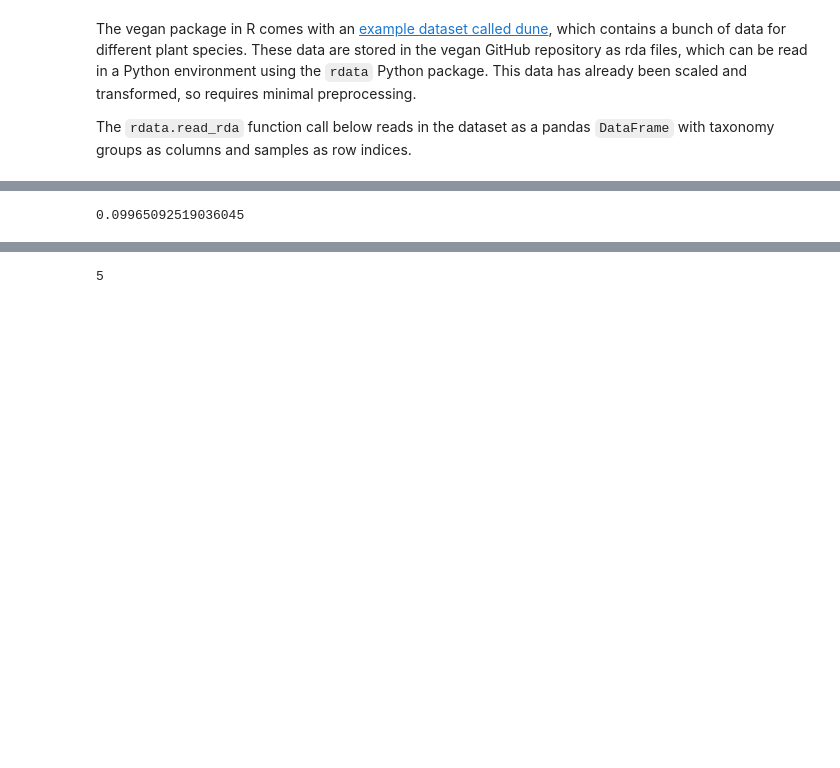
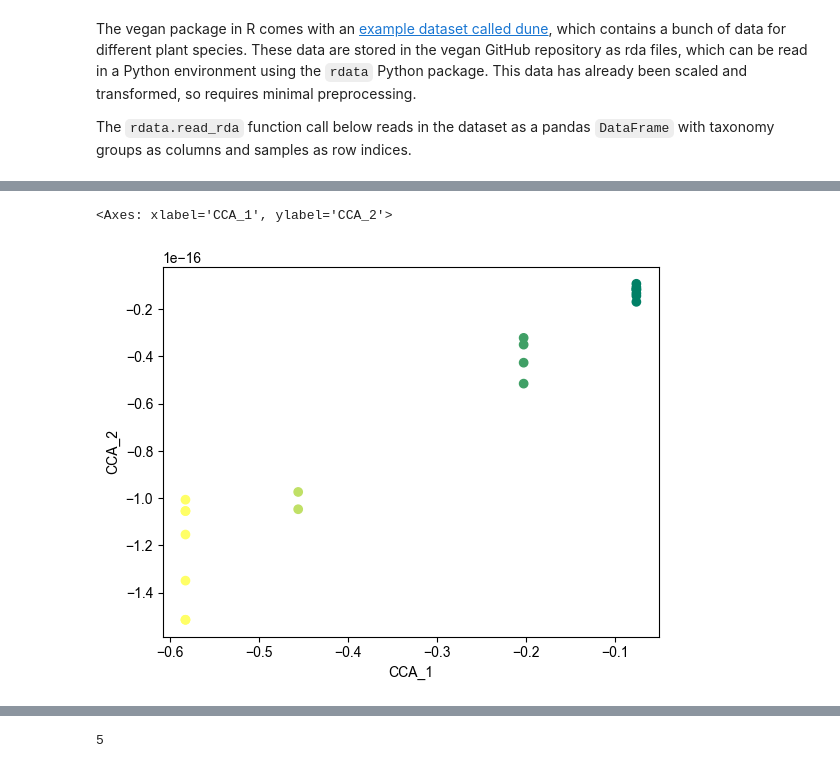
Before and after one commit to pipparichter/methanotrophy, a Jupyter notebook: sandbox.ipynb, the cells around one changed output, grey strips where cells are left out. Drawn from its saved outputs; the diff is of its cells as text; code cells hidden in the pictures; blank space fills up the shorter version.

```diff
--- a/sandbox.ipynb
+++ b/sandbox.ipynb
@@ -76,4 +66,5 @@ New best solution is similar to previous best.
-# %%
-model_bray_curtis.stress
-# %% [output]
-0.09965092519036045
+# %%
+model.plot(colors=dune_M.get_metadata(fields='moisture'))
+# %% [output]
+<Axes: xlabel='CCA_1', ylabel='CCA_2'>
+[figure, added]
```
Also changed, not shown: parts of 6 cells of this notebook, 5 other files.
